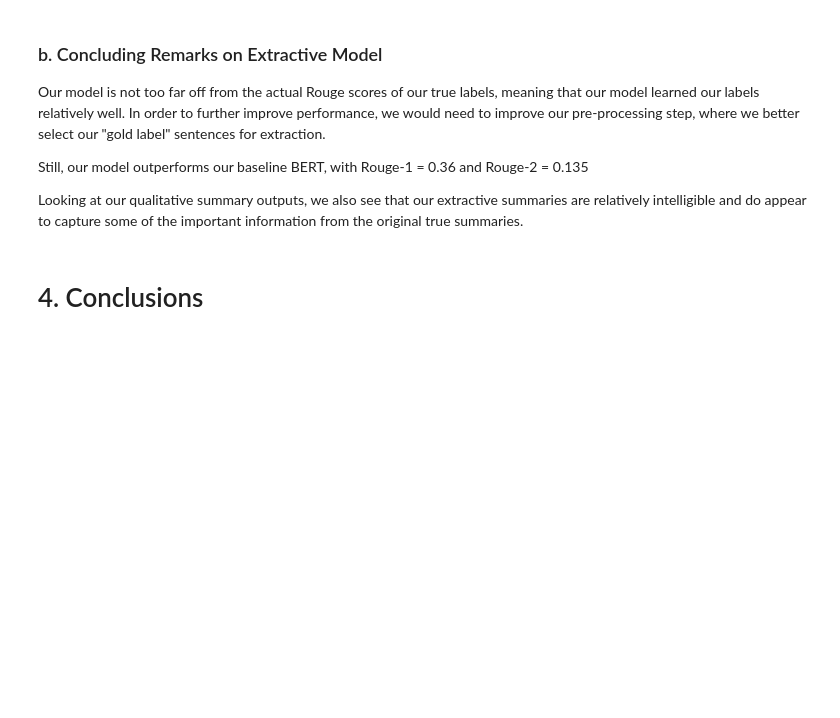
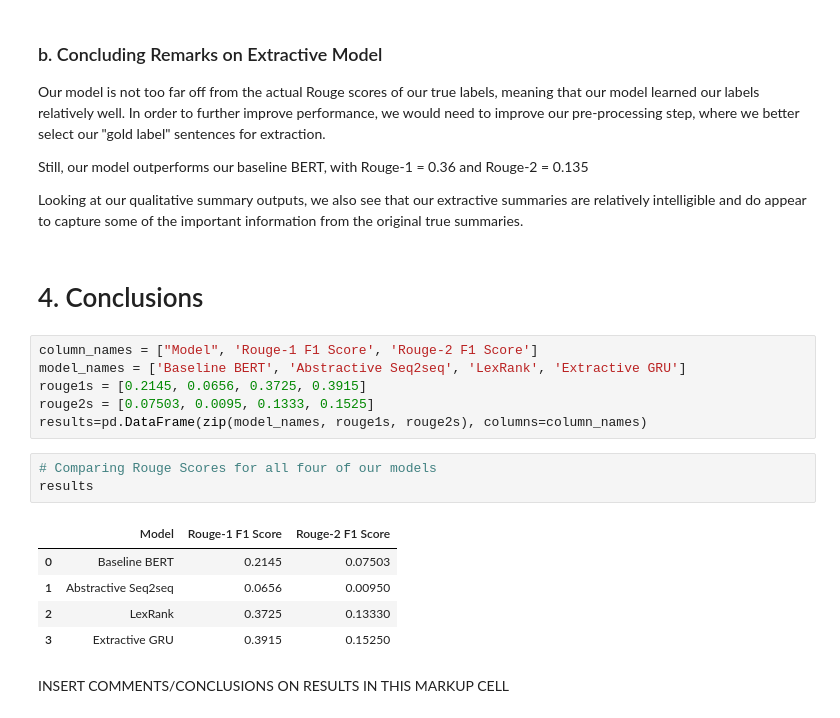
Before and after one commit to tth63425/cs109b_group32_projectc, a Jupyter notebook: final_submission/group32_submission_v4.ipynb, the cells around one changed output. Drawn from its saved outputs; the diff is of its cells as text; blank space fills up the shorter version.

```diff
--- a/final_submission/group32_submission_v4.ipynb
+++ b/final_submission/group32_submission_v4.ipynb
@@ -2135,3 +2130,20 @@ Still, our model outperforms our baseline BERT, with Rouge-1 = 0.36 and Rouge-2
 Looking at our qualitative summary outputs, we also see that our extractive summaries are relatively intelligible and do appear to capture some of the important information from the original true summaries.
 # %% [markdown]
 # <a id='4doc'>4. Conclusions</a>
+# %%
+column_names = ["Model", 'Rouge-1 F1 Score', 'Rouge-2 F1 Score']
+model_names = ['Baseline BERT', 'Abstractive Seq2seq', 'LexRank', 'Extractive GRU']
+rouge1s = [0.2145, 0.0656, 0.3725, 0.3915]
+rouge2s = [0.07503, 0.0095, 0.1333, 0.1525]
+results=pd.DataFrame(zip(model_names, rouge1s, rouge2s), columns=column_names)
+# %%
+# Comparing Rouge Scores for all four of our models
+results
+# %% [output]
+|  | Model | Rouge-1 F1 Score | Rouge-2 F1 Score |
+| 0 | Baseline BERT | 0.2145 | 0.07503 |
+| 1 | Abstractive Seq2seq | 0.0656 | 0.00950 |
+| 2 | LexRank | 0.3725 | 0.13330 |
+| 3 | Extractive GRU | 0.3915 | 0.15250 |
+# %% [markdown]
+INSERT COMMENTS/CONCLUSIONS ON RESULTS IN THIS MARKUP CELL
```
Also changed, not shown: parts of 1 cell of this notebook.
